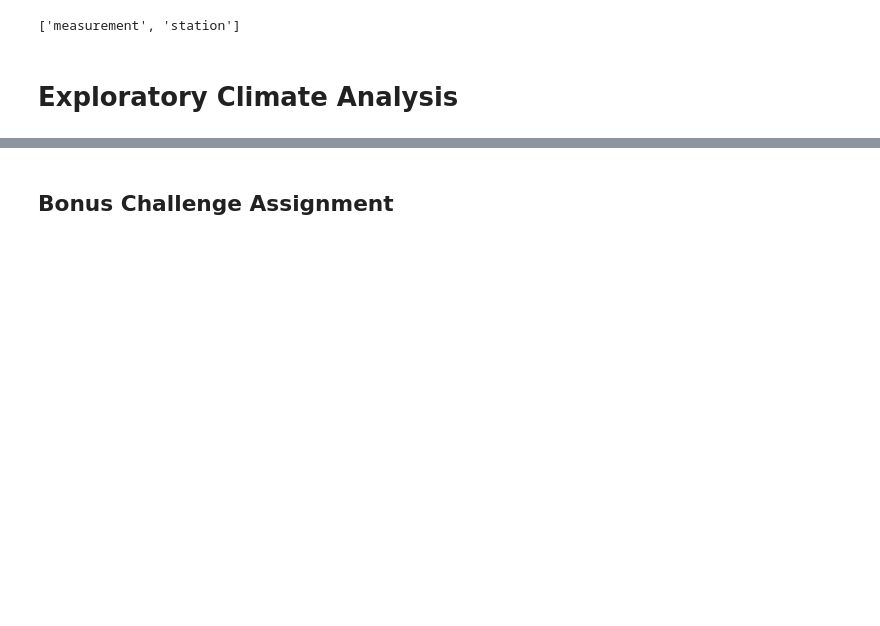
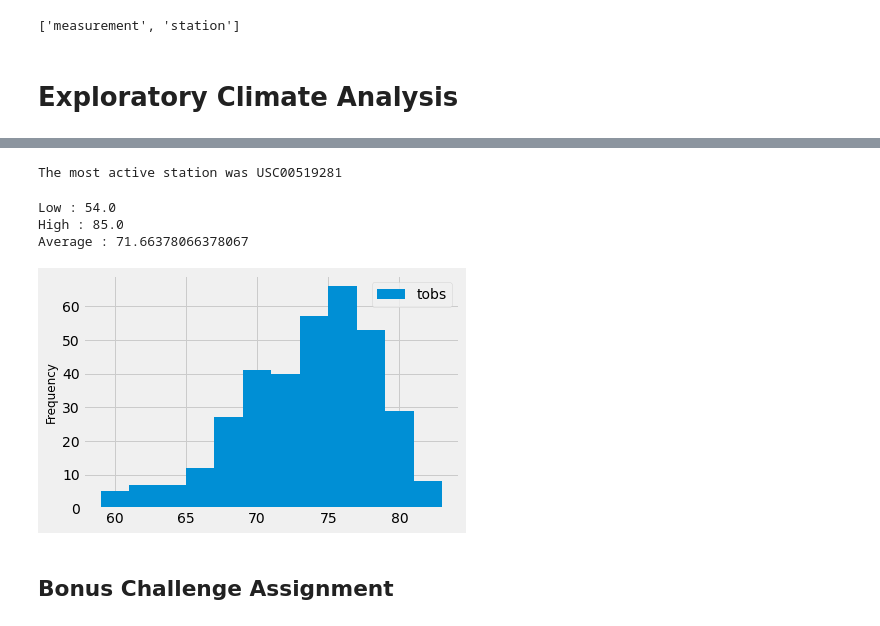
Before and after one commit to eatingsoup1986/sqlalchemy_challenge, a Jupyter notebook: climate_starter.ipynb, the cells around one changed output, grey strips where cells are left out. Drawn from its saved outputs; the diff is of its cells as text; code cells hidden in the pictures; blank space fills up the shorter version.

```diff
--- a/climate_starter.ipynb
+++ b/climate_starter.ipynb
@@ -83,3 +105,8 @@ ax = rain_df.plot().get_figure()
 # %%
 # What are the most active stations? (i.e. what stations have the most rows)?
 # List the stations and the counts in descending order.
+active_stations = session.query(Measurement.station, func.count(Measurement.station)).\
+        group_by(Measurement.station).\
+        order_by(func.count(Measurement.station).desc()).all()
+
+active_stations
@@ -86,9 +123,40 @@ ax = rain_df.plot().get_figure()
+# %%
+most_active = active_stations[0][0]
+print(f"The most active station was {most_active}")
+# %% [output]
+The most active station was USC00519281
 # %%
 # Using the station id from the previous query, calculate the lowest temperature recorded,
 # highest temperature recorded, and average temperature of the most active station?
+calculate = session.query(func.min(Measurement.tobs), func.max(Measurement.tobs), func.avg(Measurement.tobs)).\
+            filter(Measurement.station == most_active).all()
+print(f"Low : {calculate[0][0]}")
+print(f"High : {calculate[0][1]}")
+print(f"Average : {calculate[0][2]}")
+# %% [output]
+Low : 54.0
+High : 85.0
+Average : 71.66378066378067
 # %%
 # Choose the station with the highest number of temperature observations.
 # Query the last 12 months of temperature observation data for this station and plot the results as a histogram
+results = session.query(Measurement.date, Measurement.tobs).\
+order_by(Measurement.tobs).\
+filter(Measurement.date <= "2017-08-24").\
+filter(Measurement.date >= "2016-08-23").\
+filter(Measurement.station==most_active).all()
+x = list(np.ravel(results))
+
+results_df = pd.DataFrame(data=results, columns=["date", "tobs"])
+results_df = results_df.set_index('date', drop=True)
+
+plt.hist(results_df['tobs'],12, label="tobs")
+plt.ylabel("Frequency", fontsize=12)
+plt.legend()
+plt.savefig("Temperature_active station_12months.png")
+plt.show()
+# %% [output]
+[figure, added]
 # %% [markdown]
 ## Bonus Challenge Assignment
 # %%
```
Also changed, not shown: parts of 4 cells of this notebook, 2 other files.
